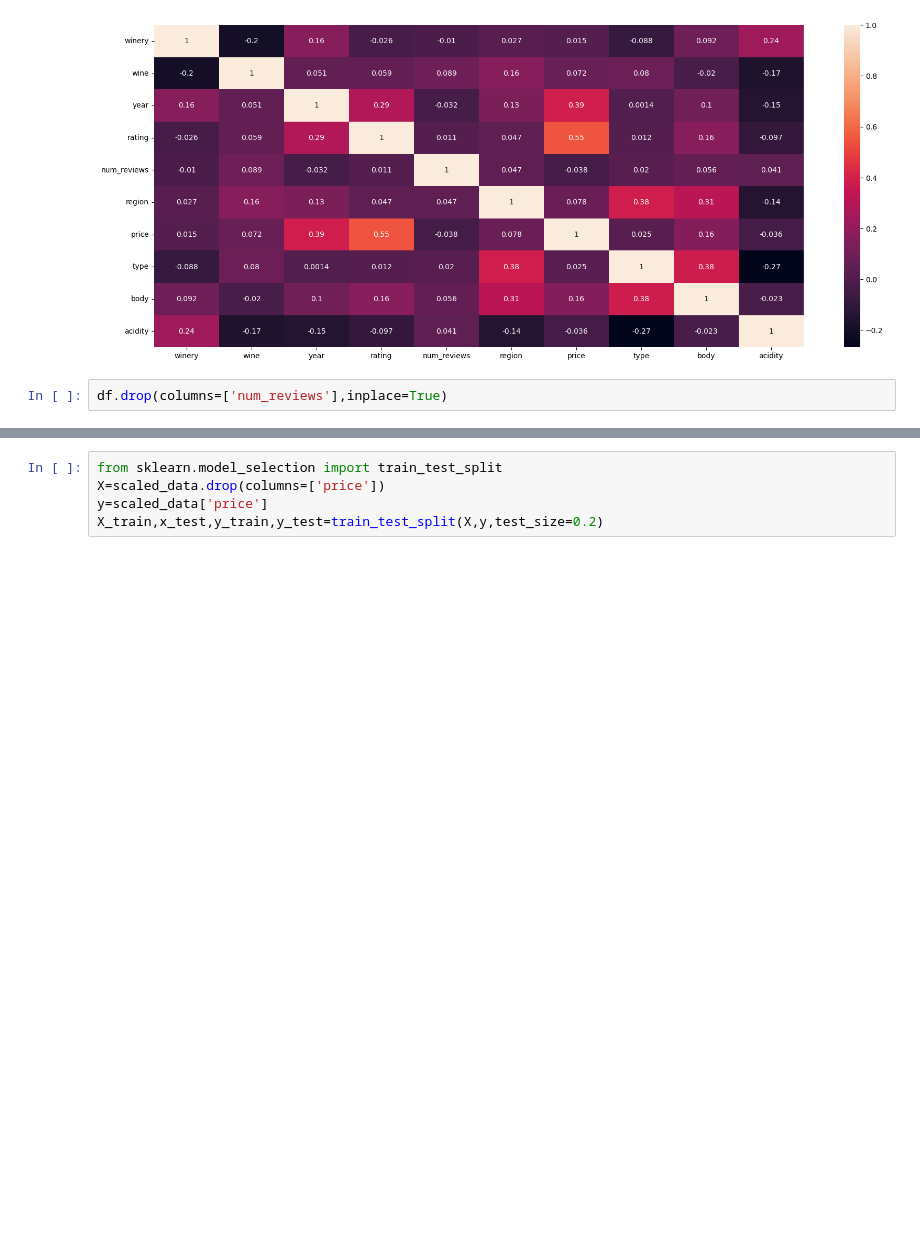
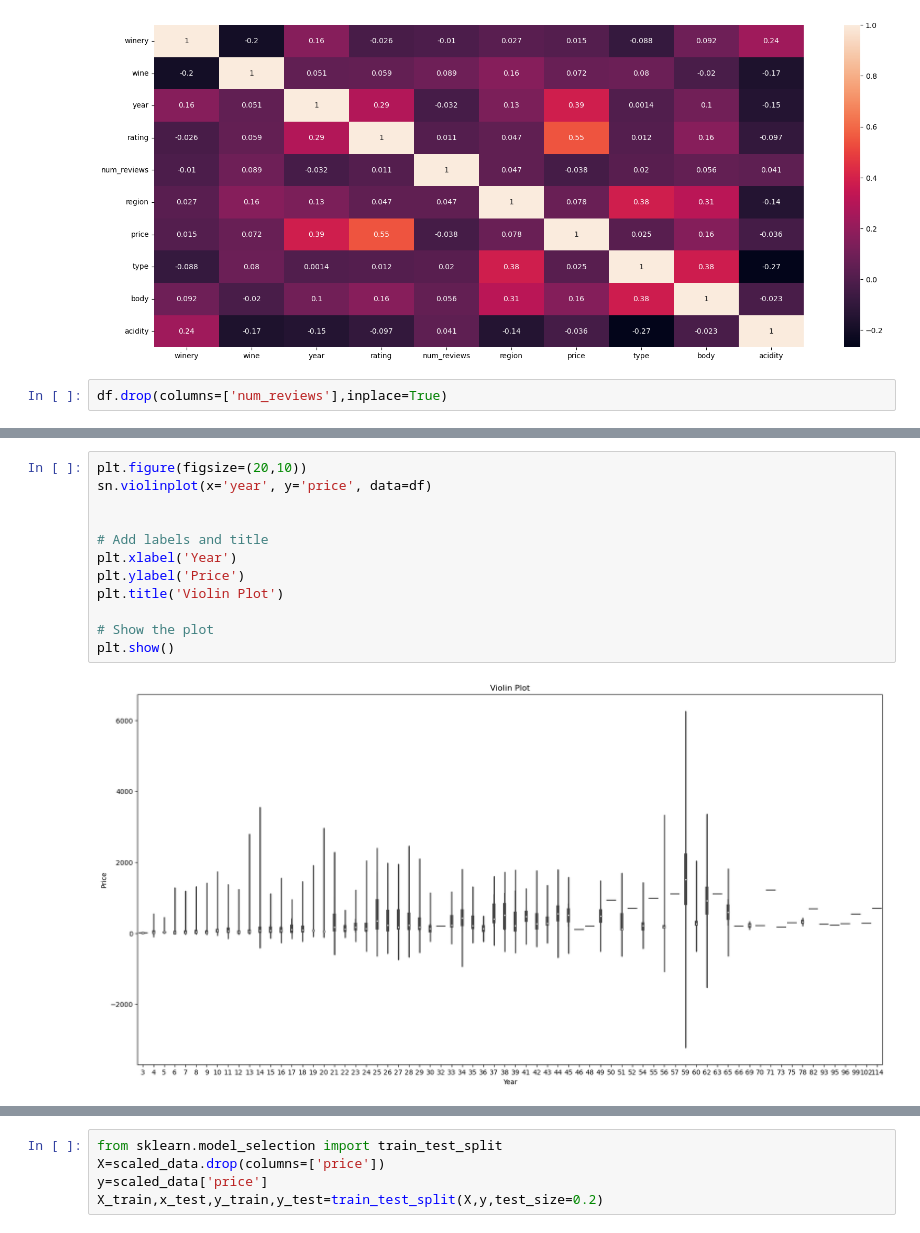
Before and after one commit to iiitl/Regression, a Jupyter notebook: task.ipynb, the cells around one changed output, grey strips where cells are left out. Saved outputs shown, nothing was run; the diff lists cells and outputs as text; blank space fills up the shorter version.

```diff
--- a/task.ipynb
+++ b/task.ipynb
@@ -208,3 +241,17 @@ df.drop(columns=['num_reviews'],inplace=True)
+# %%
+plt.figure(figsize=(20,10))
+sn.violinplot(x='year', y='price', data=df)
+
+
+# Add labels and title
+plt.xlabel('Year')
+plt.ylabel('Price')
+plt.title('Violin Plot')
+
+# Show the plot
+plt.show()
+# %% [output]
+[figure, added]
 # %%
 corr=df.corr()
 plt.figure(figsize=(20,8))
```
Also changed, not shown: parts of 12 cells of this notebook.
